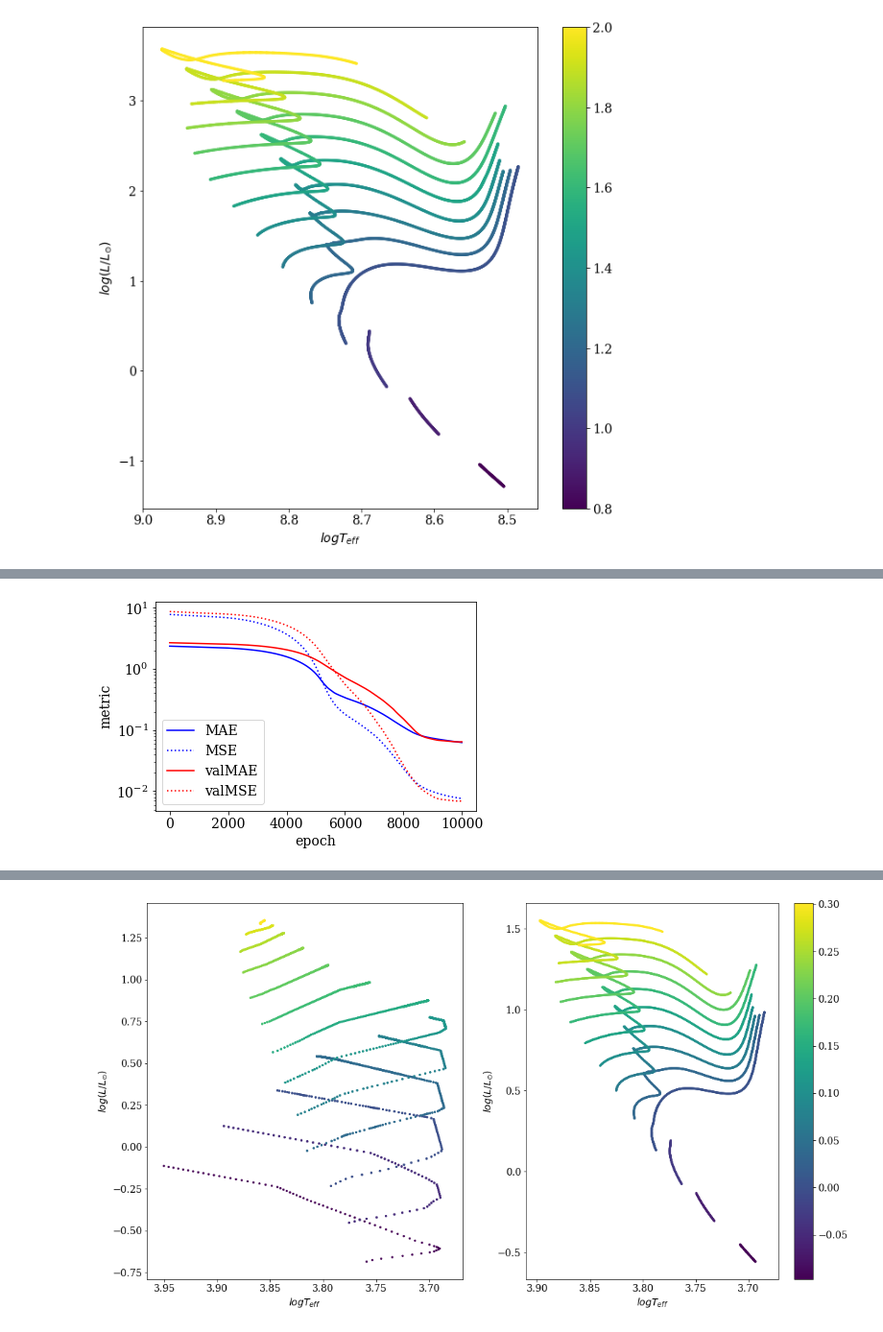
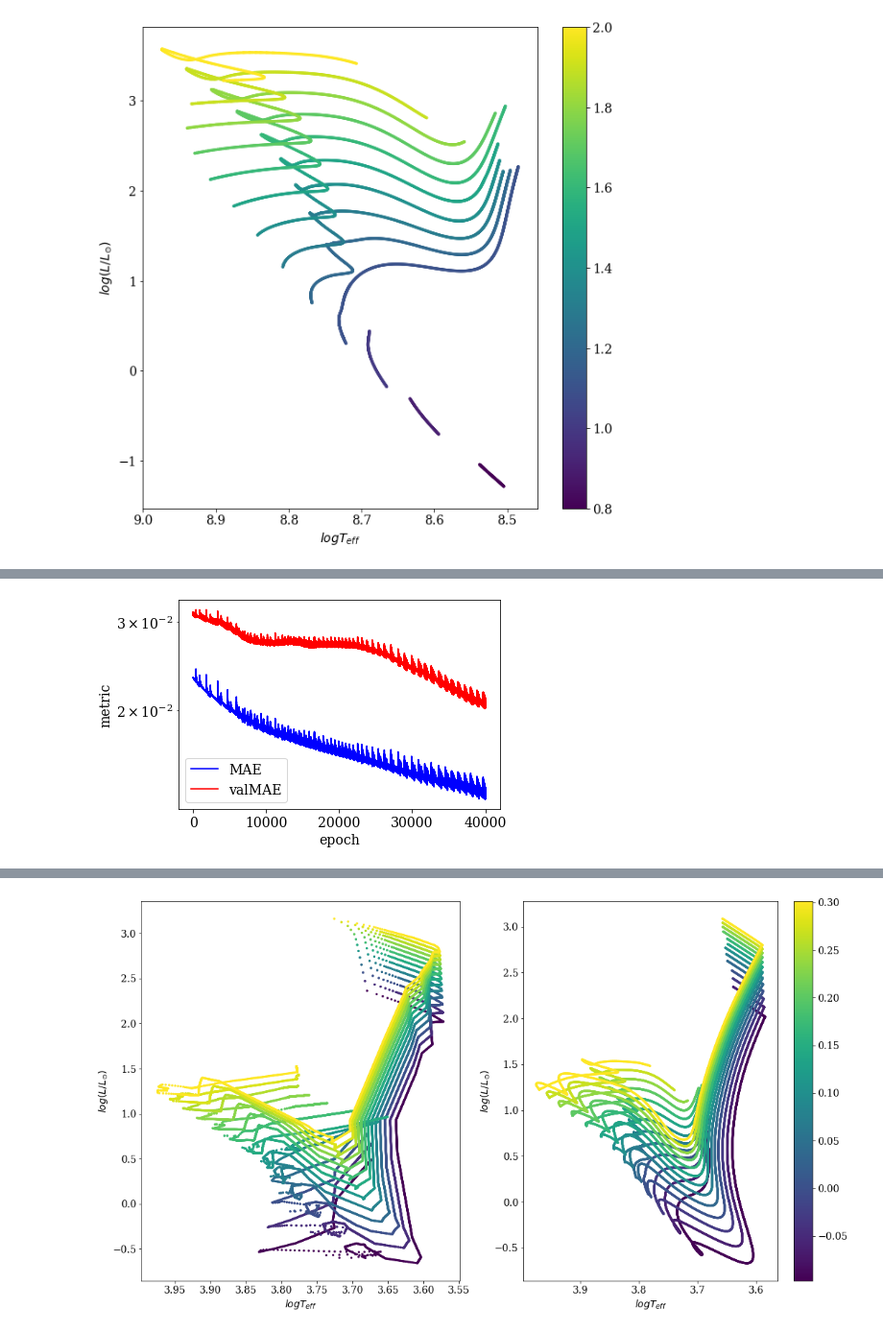
Before and after one commit to Harry-Westwood/Y4-Project-InterNeuralStellar, a Jupyter notebook: Hin's_files/grid01.ipynb, the cells around one changed output, grey strips where cells are left out. Shown at 96% size. Cells and saved outputs as stored; diff of their text form; code cells hidden in the pictures.

Commit message:
Grid NN: trying to fit to the whole age spectrum, seems to produce better fits

```diff
--- a/Hin's_files/grid01.ipynb
+++ b/Hin's_files/grid01.ipynb
@@ -102,7 +102,7 @@ def buildModel(New_model,inout_shape=[0,0],no_layers=0,no_nodes=0,reg=None):
         outputs=keras.layers.Dense(inout_shape[1],activation='linear')(xx)
         model = keras.Model(inputs=inputs, outputs=outputs)
     else:
-        model = keras.models.load_model('2D_model.h5')
+        model = keras.models.load_model('small_grid_model.h5')
     model.summary()
     return model
 
@@ -130,16 +130,17 @@ def fitModel(model, inputs, outputs, epoch_no, batch_size, save_name, keep_log=T
     model.save(save_name)
     return history
 
-def plotHist(history, trial_no):
+def plotHist(history, trial_no, plot_MSE=True):
     epoch = history.epoch
     hist=history.history
-    MAE,MSE,valMAE,valMSE=hist['MAE'],hist['MSE'],hist['val_MAE'],hist['val_MSE']
-    #MAE=hist['loss']
+    MAE,valMAE=hist['MAE'],hist['val_MAE']
     fig, ax = plt.subplots(1, 1)
     ax.plot(epoch,MAE,'b',label='MAE')
-    ax.plot(epoch,MSE,'b:',label='MSE')
     ax.plot(epoch,valMAE,'r',label='valMAE')
-    ax.plot(epoch,valMSE,'r:',label='valMSE')
+    if plot_MSE==True:
+        MSE,valMSE = hist['MSE'],hist['val_MSE']
+        ax.plot(epoch,MSE,'b:',label='MSE')
+        ax.plot(epoch,valMSE,'r:',label='valMSE')
     ax.set_yscale('log')
     ax.set_xlabel('epoch')
     ax.set_ylabel('metric')
@@ -157,15 +158,15 @@ def plotHR(Teffm, Lm, Mm, Teffg, Lg, Mg, trial_no):
     ax[1].set_xlim(ax[1].get_xlim()[::-1])
     ax[1].set_ylabel(r'$log(L/L_{\odot})$')
     ax[1].set_xlabel(r'$log T_{eff}$')
-    fig.colorbar(s1)
+    fig.colorbar(s2)
     plt.show()
     fig.savefig('small_grid_pics\\HR'+str(trial_no)+'.png')
 # %%
 #main code bit
-x_in=fetchData(range_tracks,['mass','age'])
-y_out=fetchData(range_tracks,['L','Teff'])
-m1=buildModel(True,inout_shape=[len(x_in),len(y_out)],no_layers=4,no_nodes=32)
+x_in=fetchData(evo_tracks,['mass','age'])
+y_out=fetchData(evo_tracks,['L','Teff'])
+m1=buildModel(True,inout_shape=[len(x_in),len(y_out)],no_layers=4,no_nodes=32, reg=[l2,0.001])
 #m1=buildModel(False)
-compileModel(m1, 0.00001,'MAE',metrics=['MAE','MSE'])
+compileModel(m1, 0.0001,'MAE',metrics=['MAE','MSE'])
 #hist=fitModel(m1, x_in, y_out, 10000, len(x_in[0]),'small_grid_model.h5', keep_log=False)
 # %% [output]
@@ -191,7 +192,7 @@ Non-trainable params: 0
 _________________________________________________________________
 # %%
 #temporary fitting code
-epoch_no=10000
+epoch_no=50000
 class showProgress(keras.callbacks.Callback):
     def on_epoch_end(self, epoch, logs):
         if epoch % int(epoch_no/100) == 0:
@@ -212,5 +213,5 @@ history=m1.fit(np.array(x_in).T,np.array(y_out).T,
                   verbose=0,
                   callbacks=[showProgress()])
 print('training done! now='+str(datetime.now())+' | Time lapsed='+str(datetime.now()-start_time))
-m1.save('small_grid_model.h5')
+m1.save('small_grid_model_reg.h5')
 # %% [output]
@@ -234,11 +222,11 @@ training done! now=2019-11-13 23:39:45.008822 | Time lapsed=0:09:34.697596
 # %%
-plotHist(history, 3)
+plotHist(history, 8, plot_MSE=False)
 eva_in=fetchData(range_tracks[5], ['mass','age'])
 eva_out=fetchData(range_tracks[5],['L','Teff'])
 m1.evaluate(np.array(eva_in).T,np.array(eva_out).T,verbose=2)
 NN_tracks=m1.predict(np.array(x_in).T,verbose=2).T
 NN_m=x_in[0]
-plot_tracks,plot_m=datatoplot(range_tracks)
-plotHR(NN_tracks[1], NN_tracks[0], NN_m, np.log10(plot_tracks[0]), np.log10(plot_tracks[1]), plot_m, 3)
+plot_tracks,plot_m=datatoplot(evo_tracks)
+plotHR(NN_tracks[1], NN_tracks[0], NN_m, np.log10(plot_tracks[0]), np.log10(plot_tracks[1]), plot_m, 8)
 # %% [output]
-[figure, old version]
+[figure, new version]
@@ -247 +235 @@ plotHR(NN_tracks[1], NN_tracks[0], NN_m, np.log10(plot_tracks[0]), np.log10(plot
-[figure, old version]
+[figure, new version]
```
Also changed, not shown: parts of 3 cells of this notebook.
